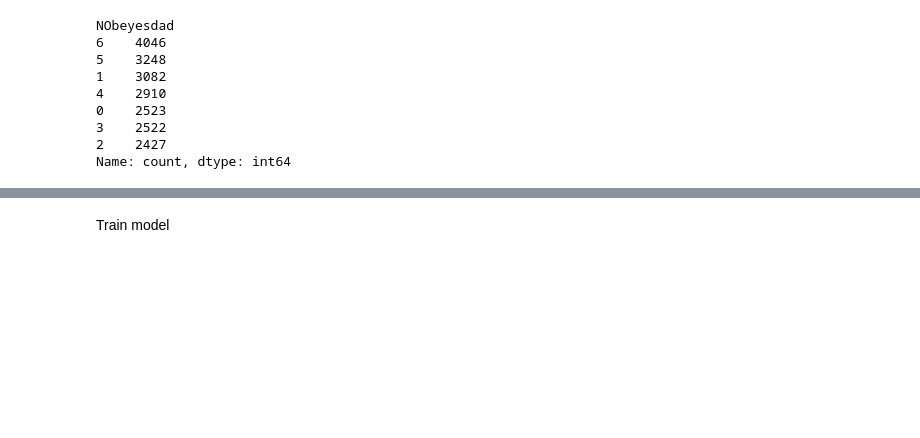
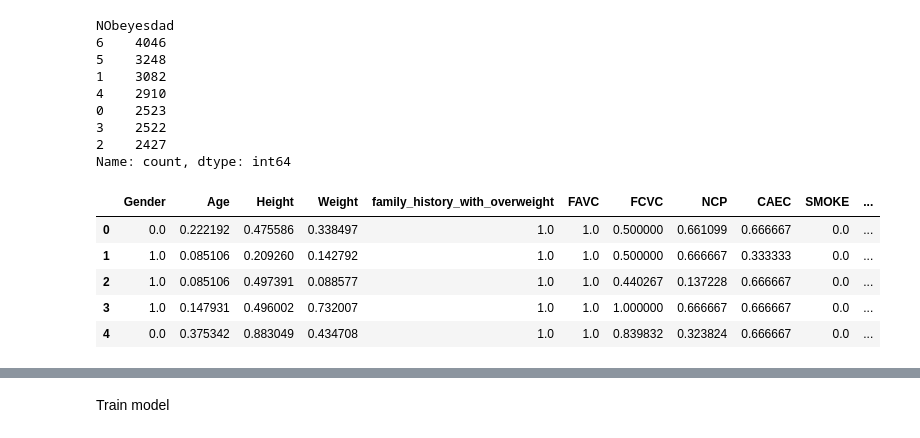
Before and after one commit to Szymqn/KaggleCompetitions, a Jupyter notebook: multi-class-prediction-of-obesity-risk.ipynb, the cells around one changed output, grey strips where cells are left out. Cells and saved outputs as stored; diff of their text form; code cells hidden in the pictures; blank space fills up the shorter version.

```diff
--- a/multi-class-prediction-of-obesity-risk.ipynb
+++ b/multi-class-prediction-of-obesity-risk.ipynb
@@ -142,4 +148,10 @@ test_id = test_df["id"]
 # %%
+target = combine[0]["NObeyesdad"]
+test_id = combine[1]["id"]
+
+combine[0] = combine[0].drop(["id", "NObeyesdad"], axis=1)
+combine[1] = combine[1].drop("id", axis=1)
+
 dict_target = {'Insufficient_Weight':0,
                 'Normal_Weight':1,
                 'Overweight_Level_I':2,
@@ -171,0 +197,9 @@ Name: count, dtype: int64
+# %%
+train_df.head()
+# %% [output]
+|  | Gender | Age | Height | Weight | family_history_with_overweight | FAVC | FCVC | NCP | CAEC | SMOKE | ... |
+| 0 | 0.0 | 0.222192 | 0.475586 | 0.338497 | 1.0 | 1.0 | 0.500000 | 0.661099 | 0.666667 | 0.0 | ... |
+| 1 | 1.0 | 0.085106 | 0.209260 | 0.142792 | 1.0 | 1.0 | 0.500000 | 0.666667 | 0.333333 | 0.0 | ... |
+| 2 | 1.0 | 0.085106 | 0.497391 | 0.088577 | 1.0 | 1.0 | 0.440267 | 0.137228 | 0.666667 | 0.0 | ... |
+| 3 | 1.0 | 0.147931 | 0.496002 | 0.732007 | 1.0 | 1.0 | 1.000000 | 0.666667 | 0.666667 | 0.0 | ... |
+| 4 | 0.0 | 0.375342 | 0.883049 | 0.434708 | 1.0 | 1.0 | 0.839832 | 0.323824 | 0.666667 | 0.0 | ... |
```
Also changed, not shown: parts of 18 cells of this notebook.
